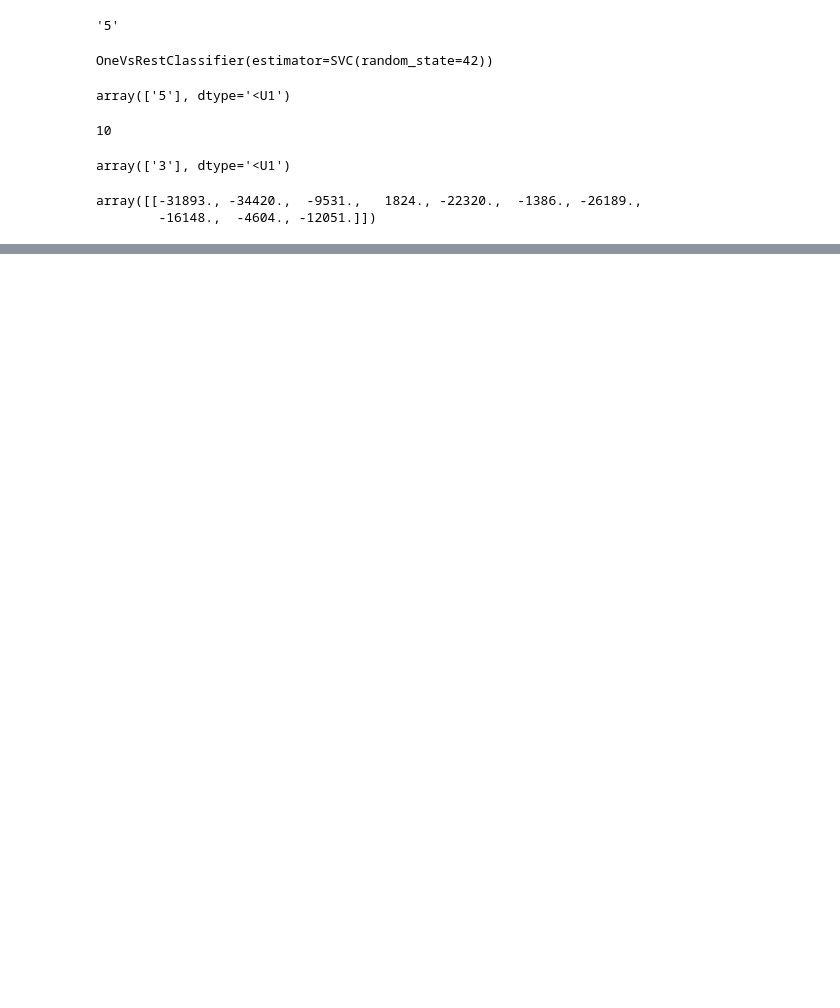
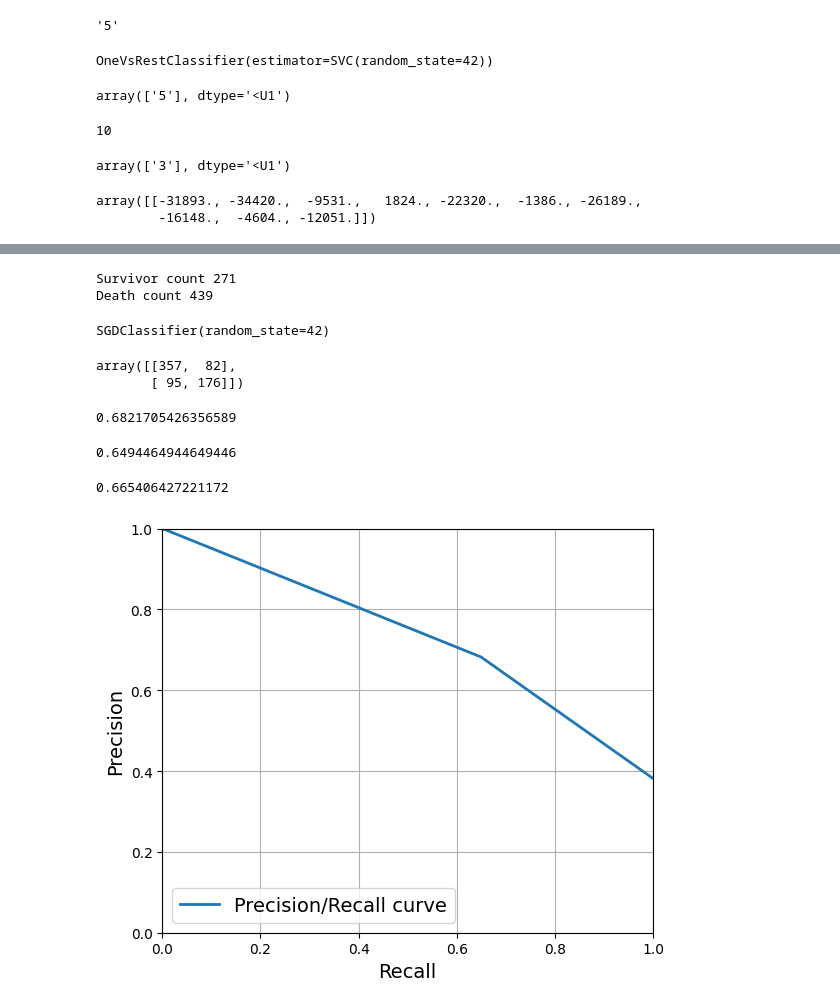
Before and after one commit to ShababKarim/hands-on-machine-learning, a Jupyter notebook: ch_3/main.ipynb, the cells around one changed output, grey strips where cells are left out. Drawn from its saved outputs; the diff is of its cells as text; code cells hidden in the pictures; blank space fills up the shorter version.

```diff
--- a/ch_3/main.ipynb
+++ b/ch_3/main.ipynb
@@ -319,0 +571,52 @@ array([[-31893., -34420.,  -9531.,   1824., -22320.,  -1386., -26189.,
+# %%
+train_survived = train_y_df['Survived'].to_numpy()
+
+print(f'Survivor count {(train_survived == 1).sum()}')
+print(f'Death count {(train_survived == 0).sum()}')
+# %% [output]
+Survivor count 271
+Death count 439
+# %%
+sgd_clf_t = SGDClassifier(random_state=42)
+sgd_clf_t.fit(train_prepared, train_survived)
+# %% [output]
+SGDClassifier(random_state=42)
+# %%
+train_survived_pred = cross_val_predict(sgd_clf_t, train_prepared, train_survived, cv=3)
+# %%
+cm = confusion_matrix(train_survived, train_survived_pred)
+
+cm
+# %% [output]
+array([[357,  82],
+       [ 95, 176]])
+# %%
+precision_score(train_survived, train_survived_pred)
+# %% [output]
+0.6821705426356589
+# %%
+recall_score(train_survived, train_survived_pred)
+# %% [output]
+0.6494464944649446
+# %%
+f1_score(train_survived, train_survived_pred)
+# %% [output]
+0.665406427221172
+# %%
+precisions_sur, recalls_sur, thresholds_sur = precision_recall_curve(train_survived, train_survived_pred)
+# %%
+plt.figure(figsize=(6, 5))  # extra code – not needed, just formatting
+
+plt.plot(recalls_sur, precisions_sur, linewidth=2, label="Precision/Recall curve")
+
+# extra code – just beautifies and saves Figure 3–6
+plt.xlabel("Recall")
+plt.ylabel("Precision")
+plt.axis([0, 1, 0, 1])
+plt.grid()
+plt.legend(loc="lower left")
+save_fig("titanic_precision_vs_recall_plot")
+
+plt.show()
+# %% [output]
+[figure, added]
```
Also changed, not shown: parts of 36 cells of this notebook, 10 other files.
